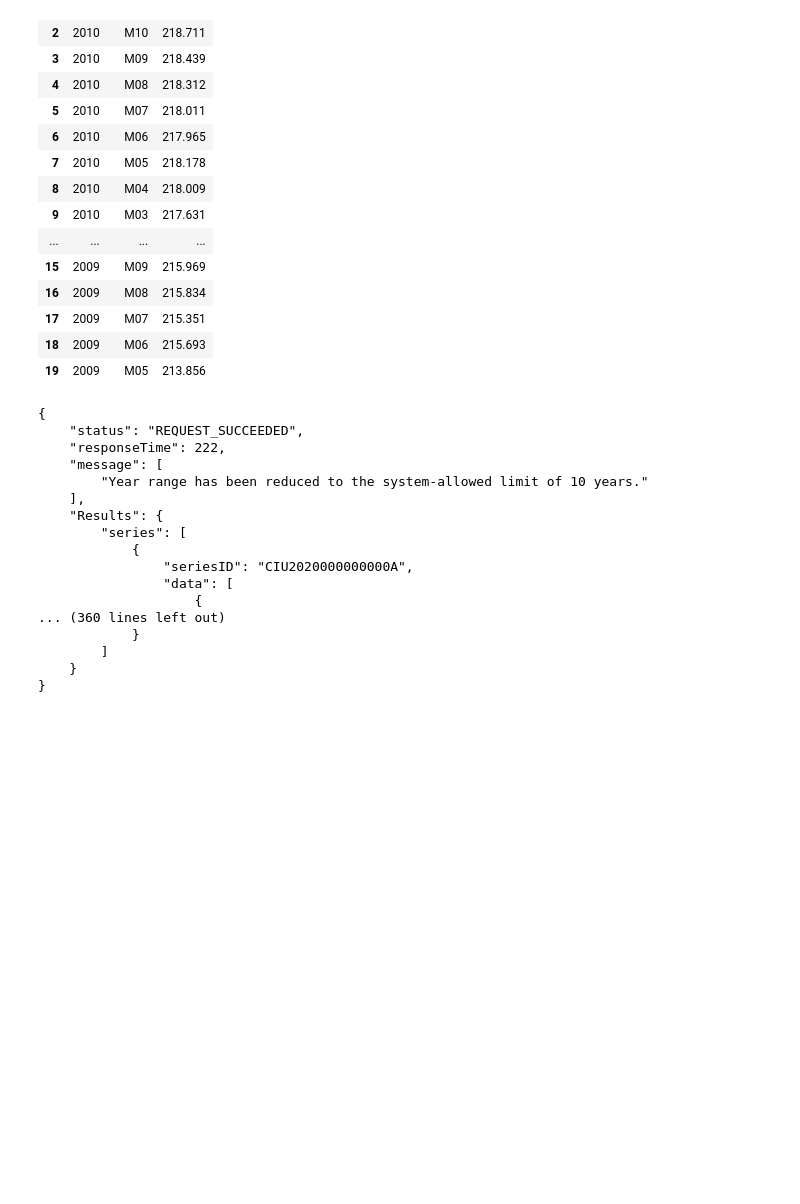
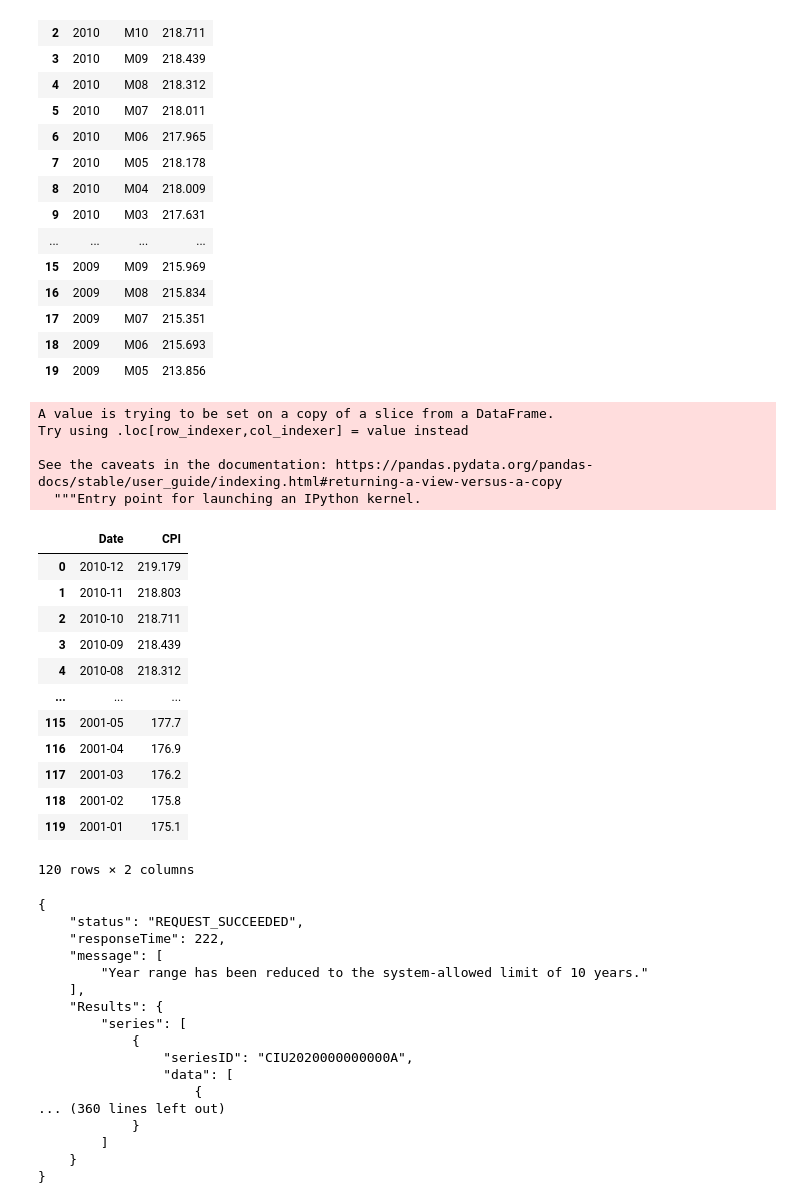
Before and after one commit to Manpreet1829/DataAnalytics, a Jupyter notebook: notebooks/BLS salary data analysis.ipynb, the cells around one changed output. Saved outputs shown, nothing was run; the diff lists cells and outputs as text; code cells hidden in the pictures; blank space fills up the shorter version.

```diff
--- a/notebooks/BLS salary data analysis.ipynb
+++ b/notebooks/BLS salary data analysis.ipynb
@@ -46,4 +46,28 @@ cpi_dataset[:20]
 | 17 | 2009 | M07 | 215.351 |
 | 18 | 2009 | M06 | 215.693 |
 | 19 | 2009 | M05 | 213.856 |
+# %%
+cpi_dataset['date'] = cpi_dataset.apply(lambda x: x[0]+"-"+x[1].replace("M",""),axis=1)
+cpi_dataset = cpi_dataset[['data','value']]
+cpi_dataset.columns = 'Date','CPI'
+cpi_dataset
+# %% [output]
+A value is trying to be set on a copy of a slice from a DataFrame.
+Try using .loc[row_indexer,col_indexer] = value instead
+
+See the caveats in the documentation: https://pandas.pydata.org/pandas-docs/stable/user_guide/indexing.html#returning-a-view-versus-a-copy
+  """Entry point for launching an IPython kernel.
+|  | Date | CPI |
+| 0 | 2010-12 | 219.179 |
+| 1 | 2010-11 | 218.803 |
+| 2 | 2010-10 | 218.711 |
+| 3 | 2010-09 | 218.439 |
+| 4 | 2010-08 | 218.312 |
+| ... | ... | ... |
+| 115 | 2001-05 | 177.7 |
+| 116 | 2001-04 | 176.9 |
+| 117 | 2001-03 | 176.2 |
+| 118 | 2001-02 | 175.8 |
+| 119 | 2001-01 | 175.1 |
+120 rows × 2 columns
 # %%
```
Also changed, not shown: parts of 8 cells of this notebook.
